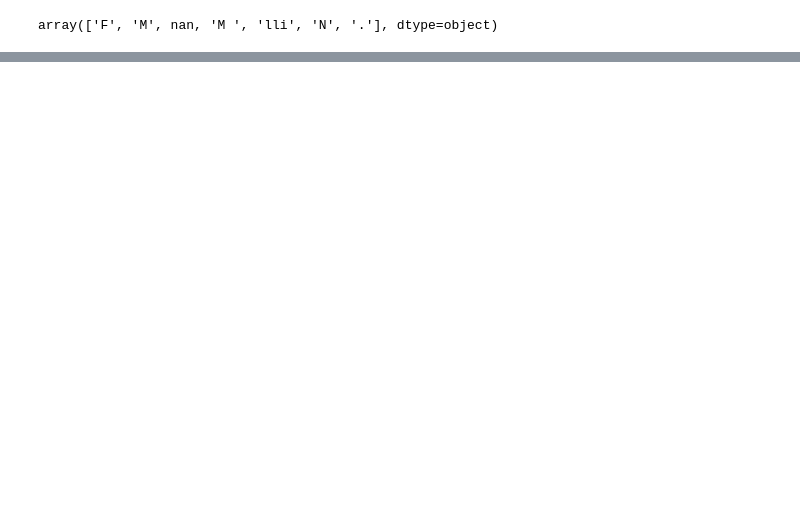
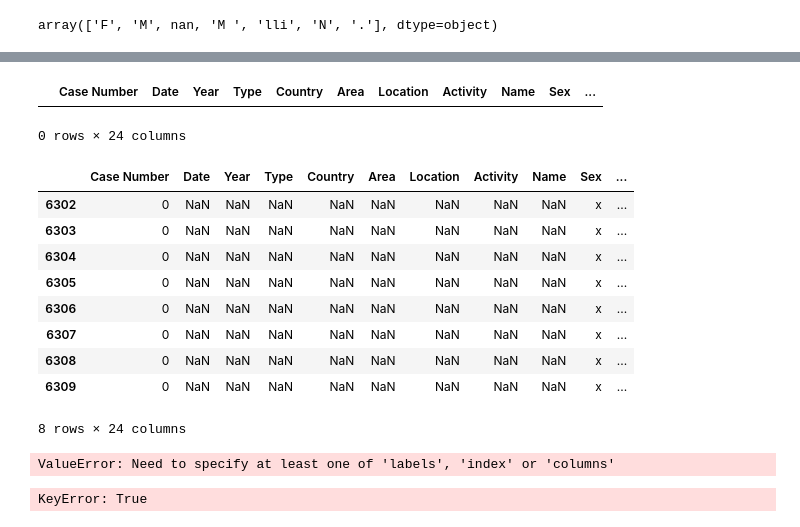
Before and after one commit to paulaalvarezsa/data-cleaning-pandas, a Jupyter notebook: sharks1.ipynb, the cells around one changed output, grey strips where cells are left out. Saved outputs shown, nothing was run; the diff lists cells and outputs as text; code cells hidden in the pictures; blank space fills up the shorter version.

```diff
--- a/sharks1.ipynb
+++ b/sharks1.ipynb
@@ -202,0 +225,3 @@ KeyError: 'M '
+# %%
+a["Sex "].replace({"lli": "M"}, inplace=True)
+lli
@@ -202,0 +297,12 @@ KeyError: 'M '
+# %%
+a['Sex '].fillna ('x',inplace=True)
+# %%
+a[a['Sex '].isnull()]
+#nan sustituido por x
+# %% [output]
+|  | Case Number | Date | Year | Type | Country | Area | Location | Activity | Name | Sex | ... |
+0 rows × 24 columns
+# %%
+a['Sex '].replace('N','x', inplace=True)
+# %%
+a['Sex '].replace('.','x', inplace=True)
@@ -202,0 +311,24 @@ KeyError: 'M '
+# %%
+caso_0 = a[a['Case Number']== '0']
+caso_0
+#es todo eliminable
+# %% [output]
+|  | Case Number | Date | Year | Type | Country | Area | Location | Activity | Name | Sex | ... |
+| 6302 | 0 | NaN | NaN | NaN | NaN | NaN | NaN | NaN | NaN | x | ... |
+| 6303 | 0 | NaN | NaN | NaN | NaN | NaN | NaN | NaN | NaN | x | ... |
+| 6304 | 0 | NaN | NaN | NaN | NaN | NaN | NaN | NaN | NaN | x | ... |
+| 6305 | 0 | NaN | NaN | NaN | NaN | NaN | NaN | NaN | NaN | x | ... |
+| 6306 | 0 | NaN | NaN | NaN | NaN | NaN | NaN | NaN | NaN | x | ... |
+| 6307 | 0 | NaN | NaN | NaN | NaN | NaN | NaN | NaN | NaN | x | ... |
+| 6308 | 0 | NaN | NaN | NaN | NaN | NaN | NaN | NaN | NaN | x | ... |
+| 6309 | 0 | NaN | NaN | NaN | NaN | NaN | NaN | NaN | NaN | x | ... |
+8 rows × 24 columns
+# %%
+a[a['Case Number']== '0'].drop(inplace=True)
+# %% [output]
+ValueError: Need to specify at least one of 'labels', 'index' or 'columns'
+# %%
+a = a[['Case Number'] != '0']
+#mi intencion es esliminar las filas que contienen 0 en el case number porque tienen tono nan, pero no lo estoy consiguiendo.
+# %% [output]
+KeyError: True
```
Also changed, not shown: parts of 17 cells of this notebook, 2 other files.
